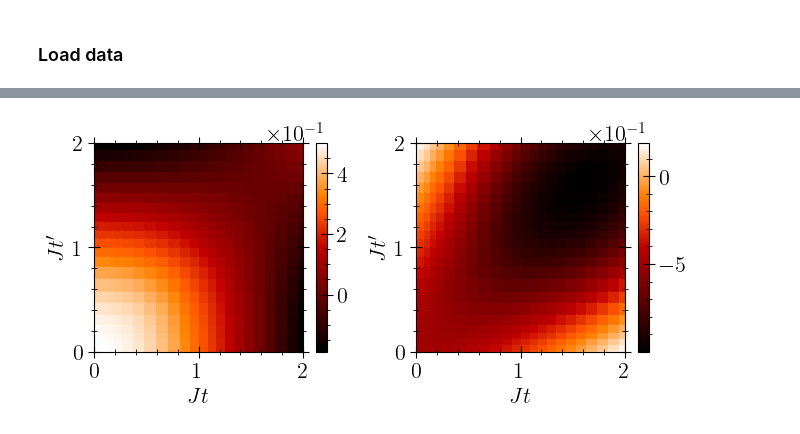
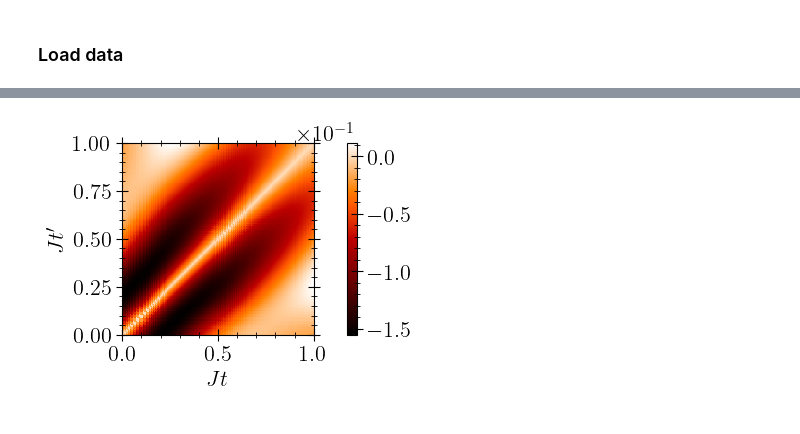
Before and after one commit to NonequilibriumDynamics/KadanoffBaym.jl, a Jupyter notebook: example/fermi-hubbard-T-matrix.ipynb, the cells around one changed output, grey strips where cells are left out. Cells and saved outputs as stored; diff of their text form; code cells hidden in the pictures.

```diff
--- a/example/fermi-hubbard-T-matrix.ipynb
+++ b/example/fermi-hubbard-T-matrix.ipynb
@@ -324,8 +302,8 @@ save("FH_3D_T_matrix_sol_U_"*string(model.U)*"_tmax_"*string(tmax)*"_atol_"*stri
 ### Load data
 # %%
 # loaded_sol = load("FH_1D_sol_U_0.5_atol_1e-8_rtol_1e-6.jld")
-loaded_sol = load("FH_3D_T_matrix_sol_U_"*string(model.U)*"_tmax_"*string(tmax)*"_atol_"*string(atol)*"_rtol_"*string(rtol)*".jld")
-
-# U_0_sol = load("FH_sol_U_0.0_atol_1e-8_rtol_1e-6.jld");
+loaded_sol = Dict()
+loaded_sol["solution"] = sol; #
+loaded_sol_2 = load("FH_3D_T_matrix_sol_U_"*string(model.U)*"_tmax_"*string(tmax)*"_atol_"*string(atol)*"_rtol_"*string(rtol)*".jld")
 # %%
 num_points = (loaded_sol["solution"].t |> size)[1]
@@ -582,36 +412,27 @@ tight_layout(pad=0.75, w_pad=0.5, h_pad=0)
 # %%
 figure(figsize=(7, 3))
 t_scale = 1
-# vmin = -1.0
-# vmax = 1.0
+vmin = -1.0
+vmax = 1.0
 
-ax = subplot(121)
-heatmap = ax.pcolormesh(X, Y, imag(loaded_sol["solution"].u[1][1, 1, :, :]), cmap=cmap, rasterized=true)#, vmin=vmin, vmax=vmax)
+ax = subplot(111)
+heatmap = ax.pcolormesh(X, Y, imag(loaded_sol["solution"].u[4][1, 1, :, :]), cmap=cmap, rasterized=true)#, vmin=vmin, vmax=vmax)
 heatmap.set_edgecolor("face")
 ax.set_aspect("equal")
 cbar = colorbar(mappable=heatmap)
 cbar.formatter.set_powerlimits((0, 0))
 ax.set_xlabel("\$J t\$")
 ax.set_ylabel("\$J t'\$")
-ax.set_xlim(0, t_scale * tmax)
-ax.set_ylim(0, t_scale * tmax)
-ax.set_xticks(t_scale .* [0, tmax/2, tmax])
-ax.set_yticks(t_scale .* [0, tmax/2, tmax])
+# ax.set_xlim(0, t_scale * tmax)
+# ax.set_ylim(0, t_scale * tmax)
+# ax.set_xlim(0, t_scale * 8)
+# ax.set_ylim(0, t_scale * 8)
+# ax.set_xticks(t_scale .* [0, tmax/2, tmax])
+# ax.set_yticks(t_scale .* [0, tmax/2, tmax])
 
-ax = subplot(122)
-heatmap = ax.pcolormesh(X, Y, imag(loaded_sol["solution"].u[2][1, 1, :, :]), cmap=cmap, rasterized=true)#, vmin=vmin, vmax=vmax)
-heatmap.set_edgecolor("face")
-ax.set_aspect("equal")
-cbar = colorbar(mappable=heatmap)
-cbar.formatter.set_powerlimits((0, 0))
-ax.set_xlabel("\$J t\$")
-ax.set_ylabel("\$J t'\$")
-ax.set_xlim(0, t_scale * tmax)
-ax.set_ylim(0, t_scale * tmax)
-ax.set_xticks(t_scale .* [0, tmax/2, tmax])
-ax.set_yticks(t_scale .* [0, tmax/2, tmax])
-# ax.set_yticklabels([])
+# ax.set_xticks(t_scale .* [0, 2, 4, 6, 8])
+# ax.set_yticks(t_scale .* [0, 2, 4, 6, 8])
 
 tight_layout(pad=0.75, w_pad=0.5, h_pad=0)
 # %% [output]
-[figure, old version]
+[figure, new version]
```
Also changed, not shown: parts of 22 cells of this notebook.
